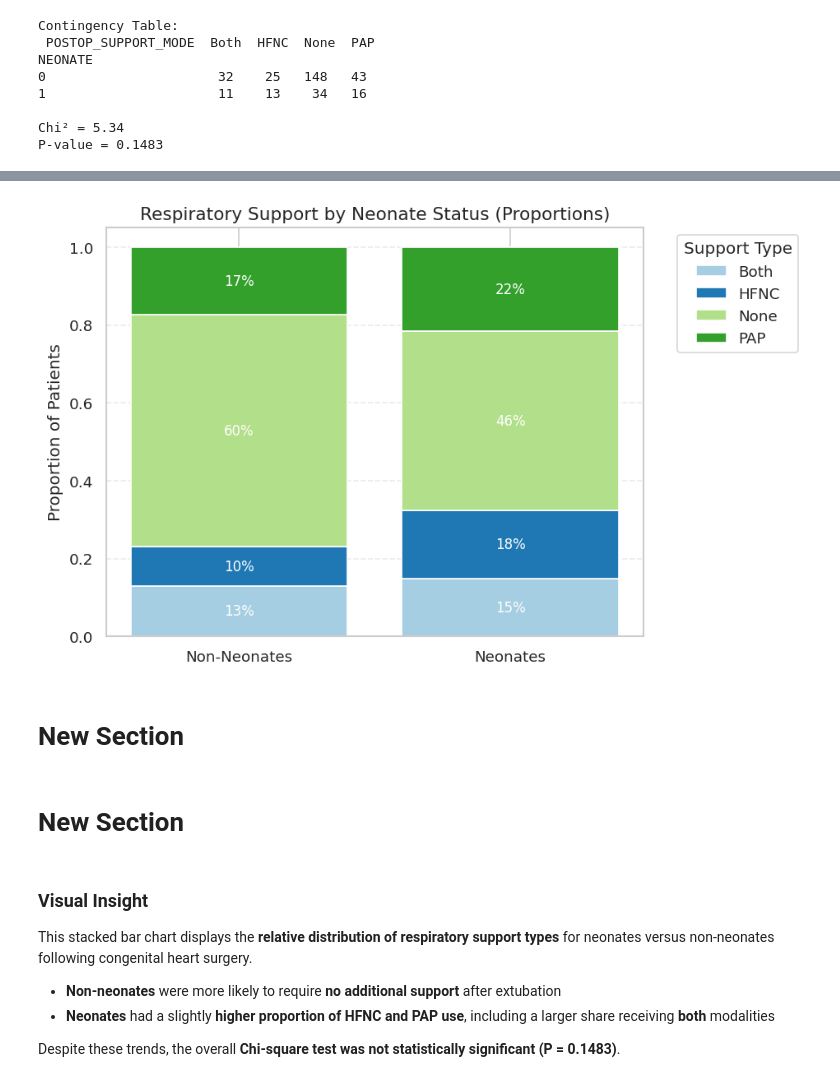
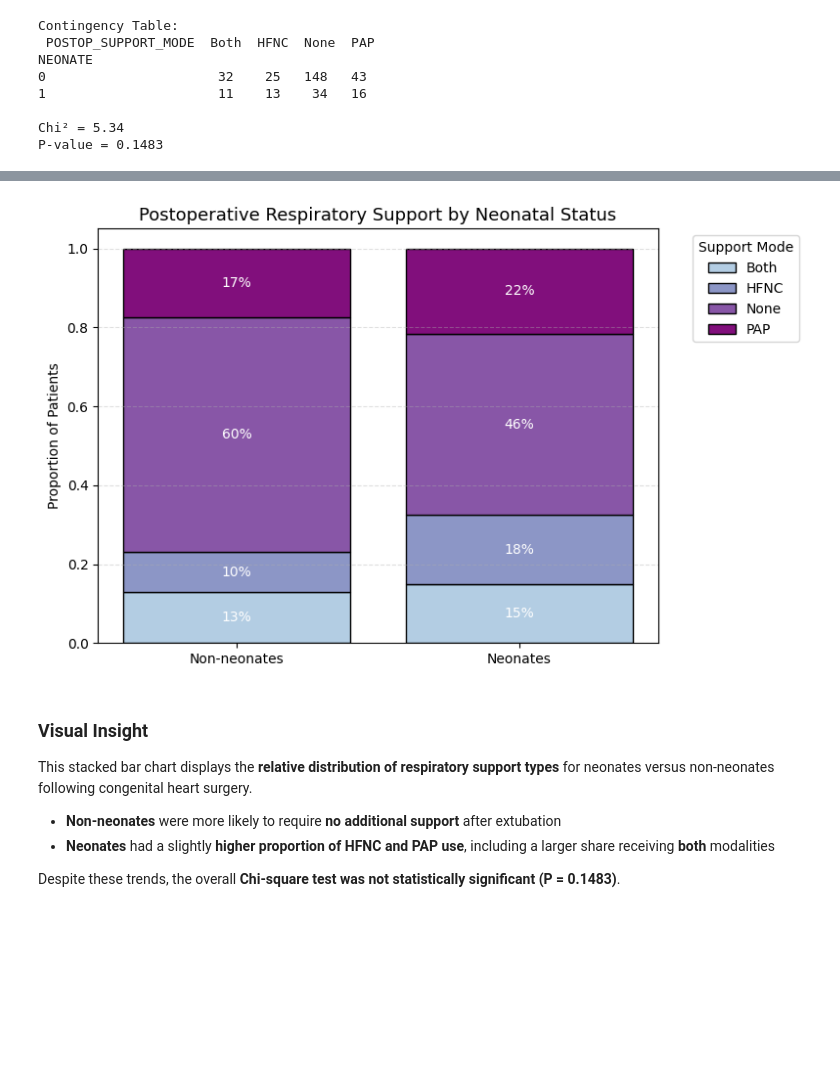
Before and after one commit to karlita-isela/Notion-syncer, a Jupyter notebook: Biostatistics.ipynb, the cells around one changed output, grey strips where cells are left out. Drawn from its saved outputs; the diff is of its cells as text; code cells hidden in the pictures; blank space fills up the shorter version.

```diff
--- a/Biostatistics.ipynb
+++ b/Biostatistics.ipynb
@@ -1283,42 +1483,43 @@ Despite physiologic differences, **neonates and older infants received similar t
 This may reflect standardization in weaning protocols or the influence of other factors like procedure type or ventilation strategy.
 # %%
 import numpy as np
+import matplotlib.pyplot as plt
 
-# Normalize data
+# Calculate proportions
+support_counts = pd.crosstab(df_clean["NEONATE"], df_clean["POSTOP_SUPPORT_MODE"])
 support_props = support_counts.div(support_counts.sum(axis=1), axis=0)
 
 # Plot setup
 fig, ax = plt.subplots(figsize=(8, 5))
 bottoms = np.zeros(len(support_props))
+colors = ["#B3CDE3", "#8C96C6", "#8856A7", "#810F7C"]  # Adjust if more/less categories
 
-# Plot each category with percent labels
-colors = ["#A6CEE3", "#1F78B4", "#B2DF8A", "#33A02C"]  # Custom colors for clarity
-for i, support_type in enumerate(support_props.columns):
-    heights = support_props[support_type]
-    bars = ax.bar(support_props.index, heights, bottom=bottoms, label=support_type, color=colors[i])
-    # Add percent labels
+# Plot each support type
+for i, mode in enumerate(support_props.columns):
+    heights = support_props[mode]
+    bars = ax.bar(support_props.index, heights, bottom=bottoms, label=mode, color=colors[i], edgecolor='black')
+
+    # Add % labels
     for bar, pct in zip(bars, heights):
-        if pct > 0.03:  # Only show labels >3% for clarity
-            ax.text(bar.get_x() + bar.get_width() / 2, bar.get_height() / 2 + bar.get_y(),
+        if pct > 0.03:
+            ax.text(bar.get_x() + bar.get_width()/2,
+                    bar.get_y() + bar.get_height()/2,
                     f"{pct:.0%}", ha='center', va='center', fontsize=10, color='white')
+
     bottoms += heights
 
-# Formatting
-ax.set_title("Respiratory Support by Neonate Status (Proportions)", fontsize=13)
+# Final touches
+ax.set_title("Postoperative Respiratory Support by Neonatal Status", fontsize=13)
 ax.set_ylabel("Proportion of Patients")
-ax.set_ylim(0, 1.05)
-ax.set_xticks(range(len(support_props)))
-ax.set_xticklabels(support_props.index, fontsize=11)
-ax.legend(title="Support Type", bbox_to_anchor=(1.05, 1), loc='upper left')
-plt.grid(axis='y', linestyle='--', alpha=0.4)
+ax.set_xticks([0, 1])
+ax.set_xticklabels(["Non-neonates", "Neonates"])
+ax.legend(title="Support Mode", bbox_to_anchor=(1.05, 1), loc='upper left')
+ax.grid(axis='y', linestyle='--', alpha=0.4)
+
 plt.tight_layout()
 plt.show()
 # %% [output]
-[figure, old version]
+[figure, new version]
-# %% [markdown]
-# New Section
-# %% [markdown]
-# New Section
 # %% [markdown]
 ### Visual Insight
 
```
Also changed, not shown: parts of 28 cells of this notebook.
